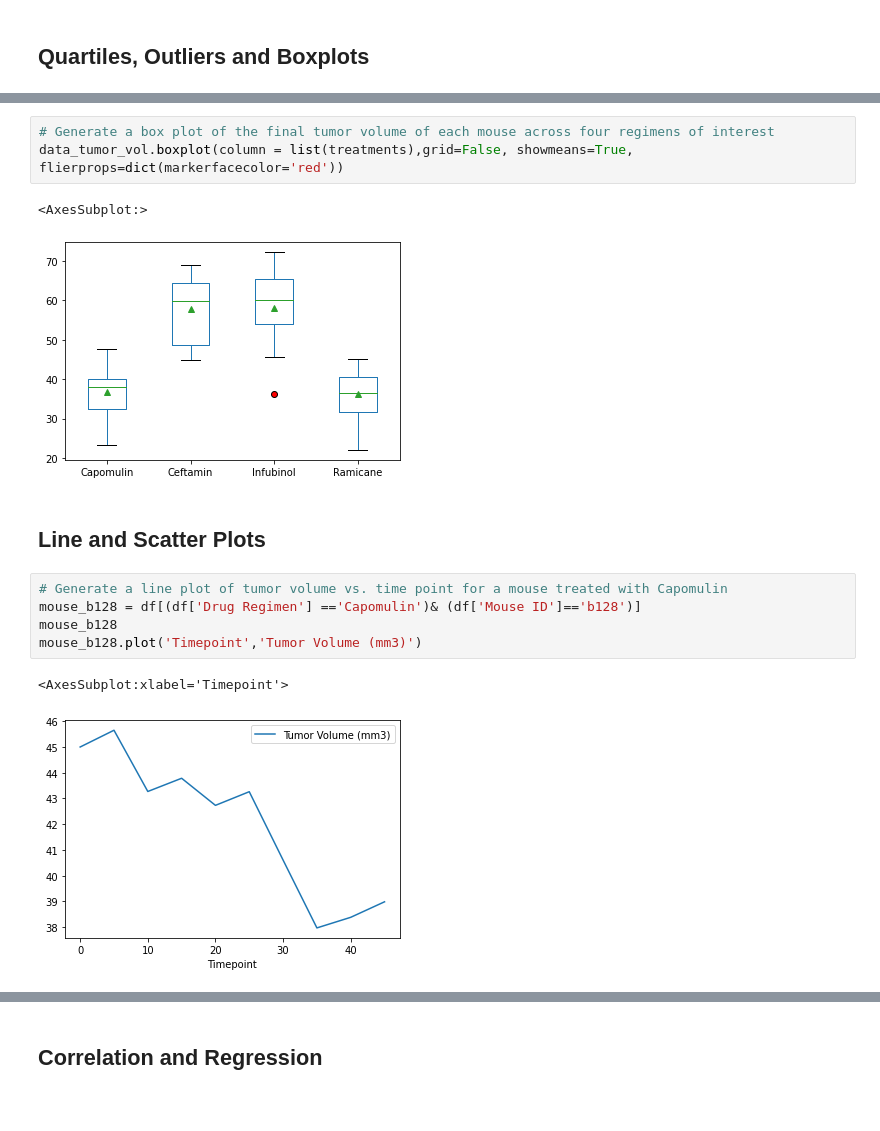
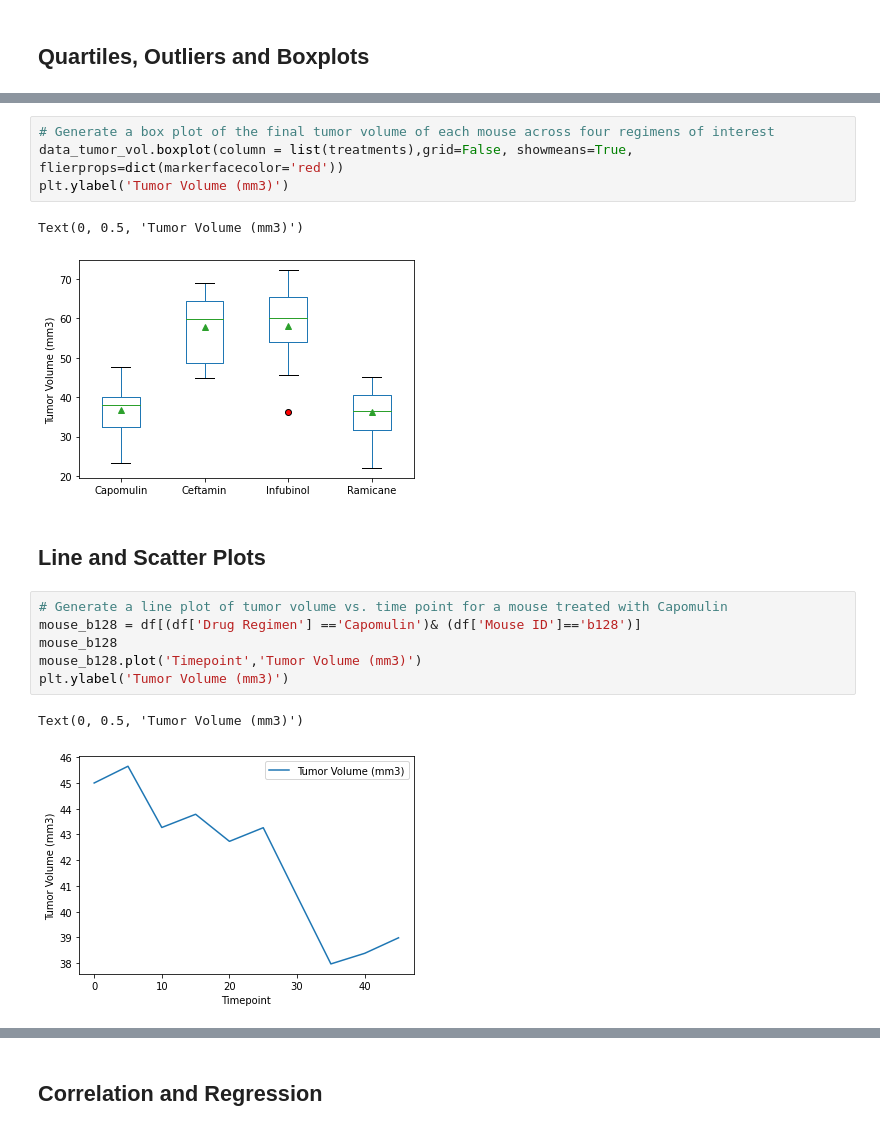
Before and after one commit to MohanPanga/pharma_data, a Jupyter notebook: Pymaceuticals/pymaceuticals_starter.ipynb, the cells around one changed output, grey strips where cells are left out. Cells and saved outputs as stored; diff of their text form.

```diff
--- a/Pymaceuticals/pymaceuticals_starter.ipynb
+++ b/Pymaceuticals/pymaceuticals_starter.ipynb
@@ -245,9 +311,10 @@ data_tumor_vol.head()
 # %%
 # Generate a box plot of the final tumor volume of each mouse across four regimens of interest
 data_tumor_vol.boxplot(column = list(treatments),grid=False, showmeans=True, flierprops=dict(markerfacecolor='red'))
+plt.ylabel('Tumor Volume (mm3)')
 # %% [output]
-<AxesSubplot:>
+Text(0, 0.5, 'Tumor Volume (mm3)')
-[figure, old version]
+[figure, new version]
 # %% [markdown]
 ## Line and Scatter Plots
 # %%
@@ -255,9 +322,10 @@ data_tumor_vol.boxplot(column = list(treatments),grid=False, showmeans=True, fli
 mouse_b128 = df[(df['Drug Regimen'] =='Capomulin')& (df['Mouse ID']=='b128')]
 mouse_b128
 mouse_b128.plot('Timepoint','Tumor Volume (mm3)')
+plt.ylabel('Tumor Volume (mm3)')
 # %% [output]
-<AxesSubplot:xlabel='Timepoint'>
+Text(0, 0.5, 'Tumor Volume (mm3)')
-[figure, old version]
+[figure, new version]
 # %%
 # Generate a scatter plot of average tumor volume vs. mouse weight for the Capomulin regimen
 average_data = df.groupby(['Drug Regimen','Mouse ID']).mean()
```
Also changed, not shown: parts of 7 cells of this notebook.
